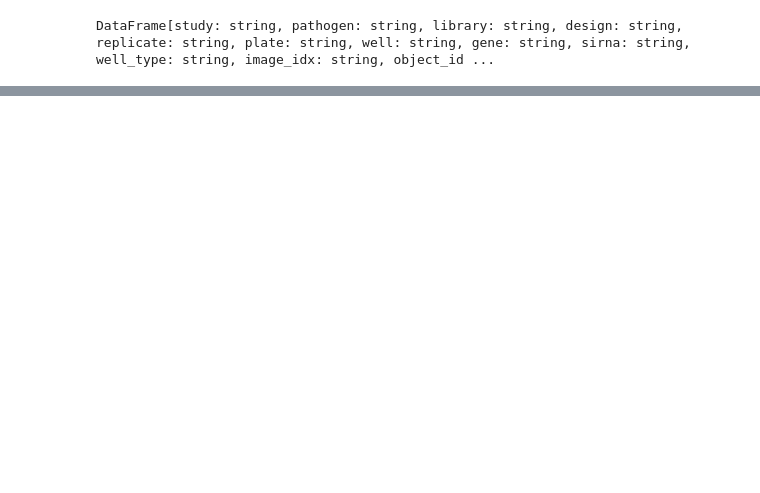
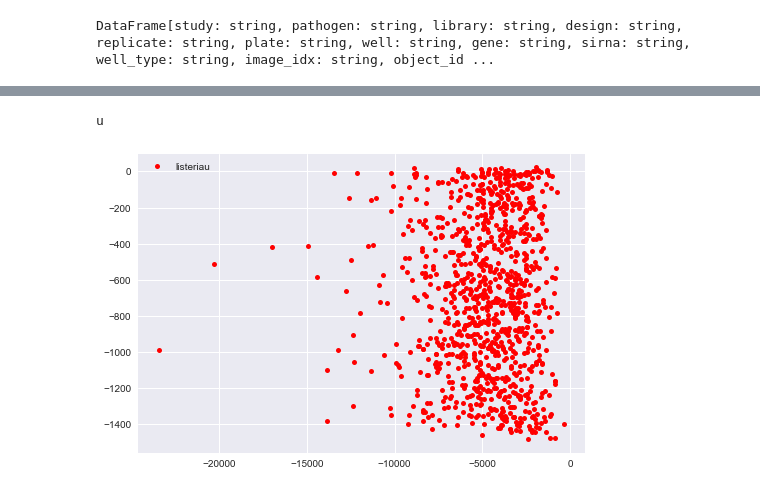
Before and after one commit to cbg-ethz/pybda, a Jupyter notebook: tix_notebooks/tix_euler_notebook.ipynb, the cells around one changed output, grey strips where cells are left out. Cells and saved outputs as stored; diff of their text form; code cells hidden in the pictures; blank space fills up the shorter version.

```diff
--- a/tix_notebooks/tix_euler_notebook.ipynb
+++ b/tix_notebooks/tix_euler_notebook.ipynb
@@ -69,0 +84,6 @@ AttributeError: 'str' object has no attribute 'scatter'
+# %%
+df2 = result.rdd.map(lambda x: tuple(float(x)  for x in x.pcaFeatures.values )).toDF()
+df2  = df2.withColumnRenamed("_1", "PCA1")
+df2  = df2.withColumnRenamed("_2", "PCA2")
+# %%
+df2 = df2.toPandas()
@@ -69,0 +98,4 @@ AttributeError: 'str' object has no attribute 'scatter'
+# %%
+df2["pathogen"] = Y.select("pathogen").toPandas()
+df2["design"] = Y.select("design").toPandas()
+df2["library"] = Y.select("library").toPandas()
@@ -69,0 +110,19 @@ AttributeError: 'str' object has no attribute 'scatter'
+# %%
+groups = df2.groupby(['pathogen'])
+# %%
+from cycler import cycler
+
+
+fig, ax = matplotlib.pyplot.subplots()
+matplotlib.pyplot.rc('axes', prop_cycle=(cycler('color', ['r', 'g', 'b', 'y'])))
+ax.margins(0.05)
+for name, group in groups:
+    design_groups = group.groupby(['design'])
+    for design, dgr in design_groups:
+        print(design)
+        ax.plot(dgr.PCA1, dgr.PCA2, marker='o', linestyle='', ms=5, label=name +", "+ design)
+ax.legend()
+matplotlib.pyplot.show()
+# %% [output]
+u
+[figure, added]
```
Also changed, not shown: parts of 16 cells of this notebook.
